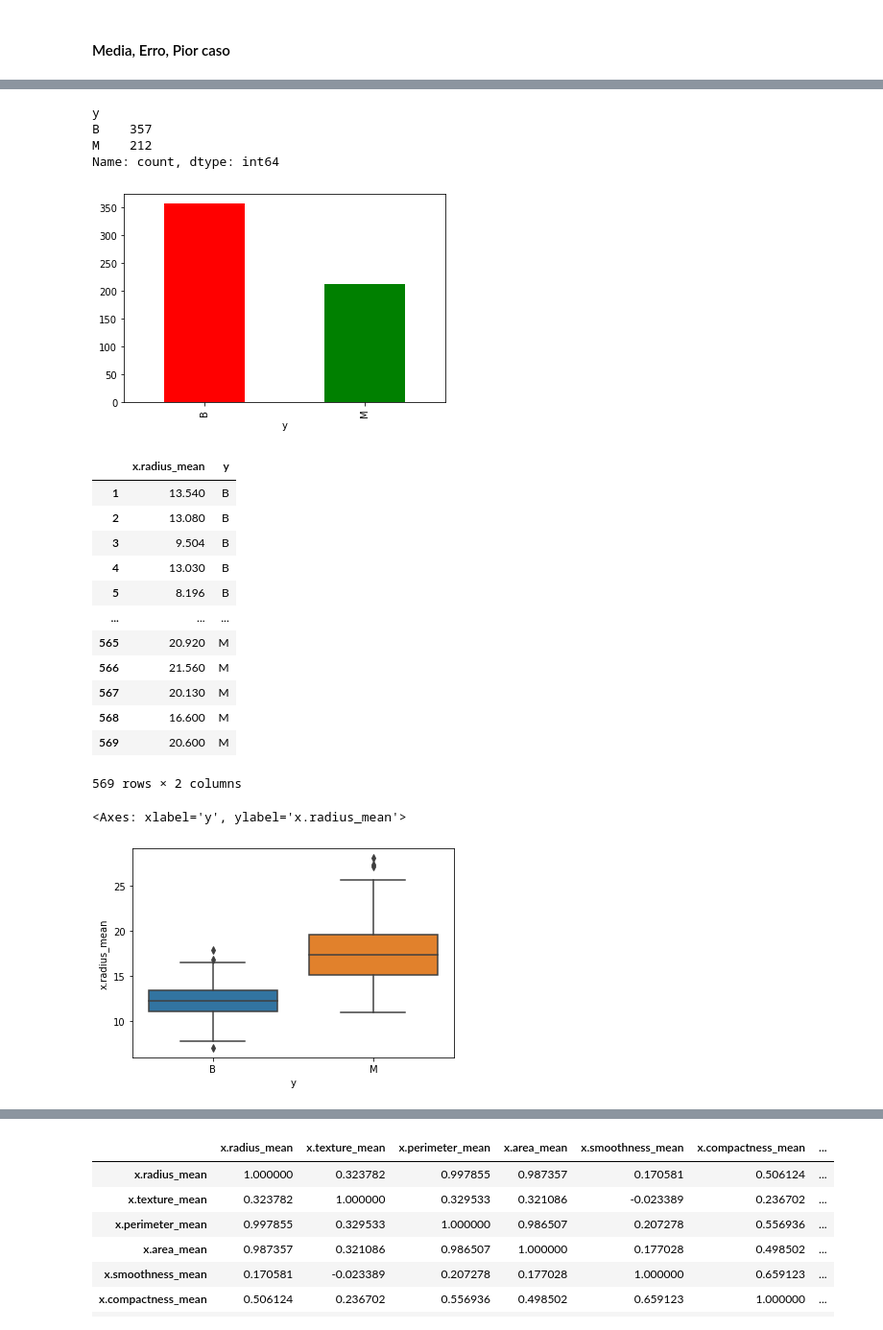
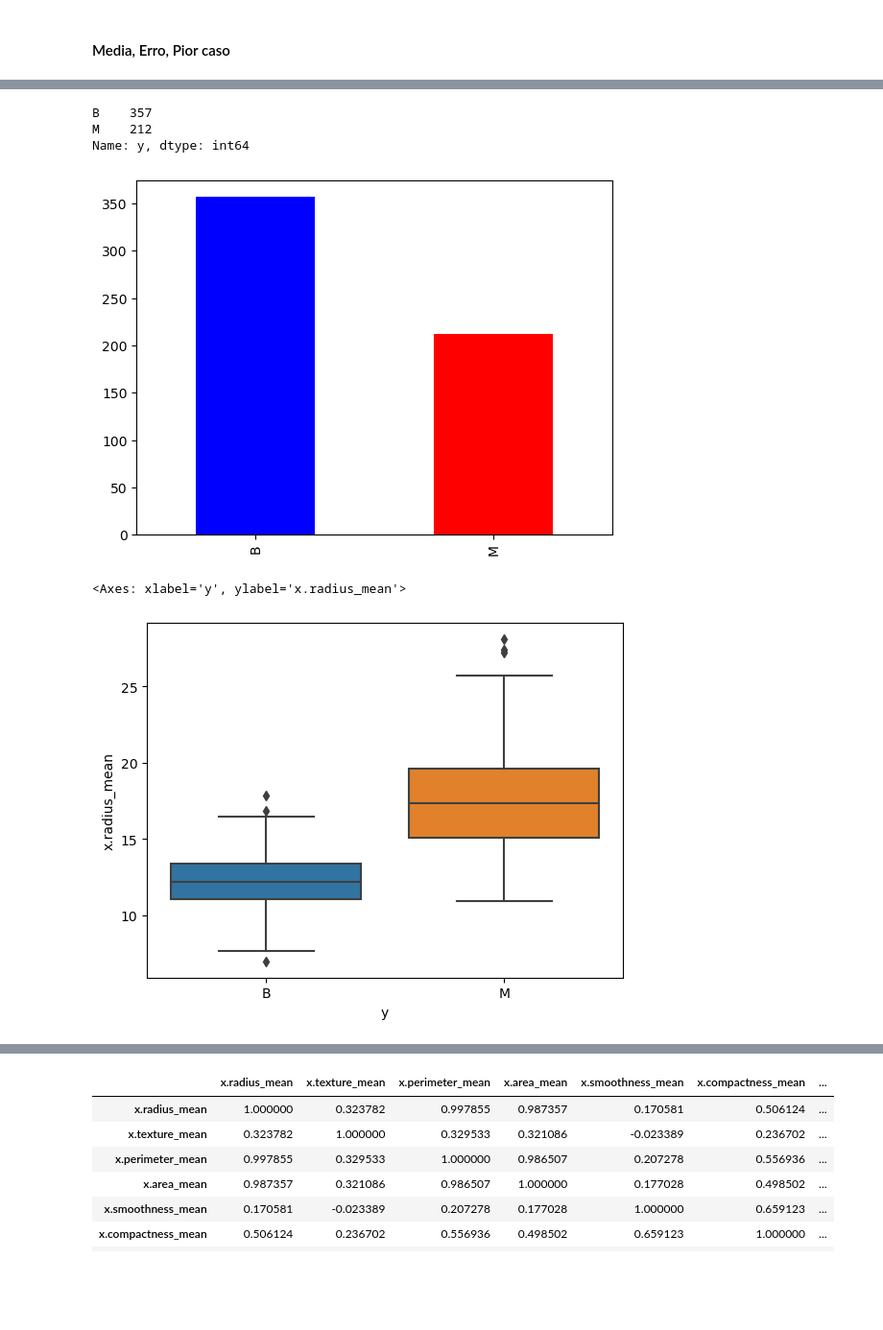
Before and after one commit to carlospcneto/AM-2023-1, a Jupyter notebook: Trabalho1.ipynb, the cells around one changed output, grey strips where cells are left out. Shown at 96% size. Drawn from its saved outputs; the diff is of its cells as text; code cells hidden in the pictures; blank space fills up the shorter version.

```diff
--- a/Trabalho1.ipynb
+++ b/Trabalho1.ipynb
@@ -207,33 +226,16 @@ for tipo in [attributes_col_mean, attributes_col_se, attributes_col_worst]:
 # %%
-df['y'].value_counts().plot(kind='bar', color= ['red','green'])
+df['y'].value_counts().plot(kind='bar', color= ['blue','red'])
 print(df['y'].value_counts())
 plt.show()
 # %% [output]
-y
 B    357
 M    212
-Name: count, dtype: int64
+Name: y, dtype: int64
-[figure, old version]
+[figure, new version]
-# %%
-df_radius = df[["x.radius_mean", "y"]]
-df_radius
-# %% [output]
-|  | x.radius_mean | y |
-| 1 | 13.540 | B |
-| 2 | 13.080 | B |
-| 3 | 9.504 | B |
-| 4 | 13.030 | B |
-| 5 | 8.196 | B |
-| ... | ... | ... |
-| 565 | 20.920 | M |
-| 566 | 21.560 | M |
-| 567 | 20.130 | M |
-| 568 | 16.600 | M |
-| 569 | 20.600 | M |
-569 rows × 2 columns
 # %%
 import seaborn as sns
+df_radius = df[["x.radius_mean", "y"]]
 sns.boxplot(data=df, x="y", y="x.radius_mean")
 # %% [output]
 <Axes: xlabel='y', ylabel='x.radius_mean'>
-[figure, old version]
+[figure, new version]
```
Also changed, not shown: parts of 23 cells of this notebook.
